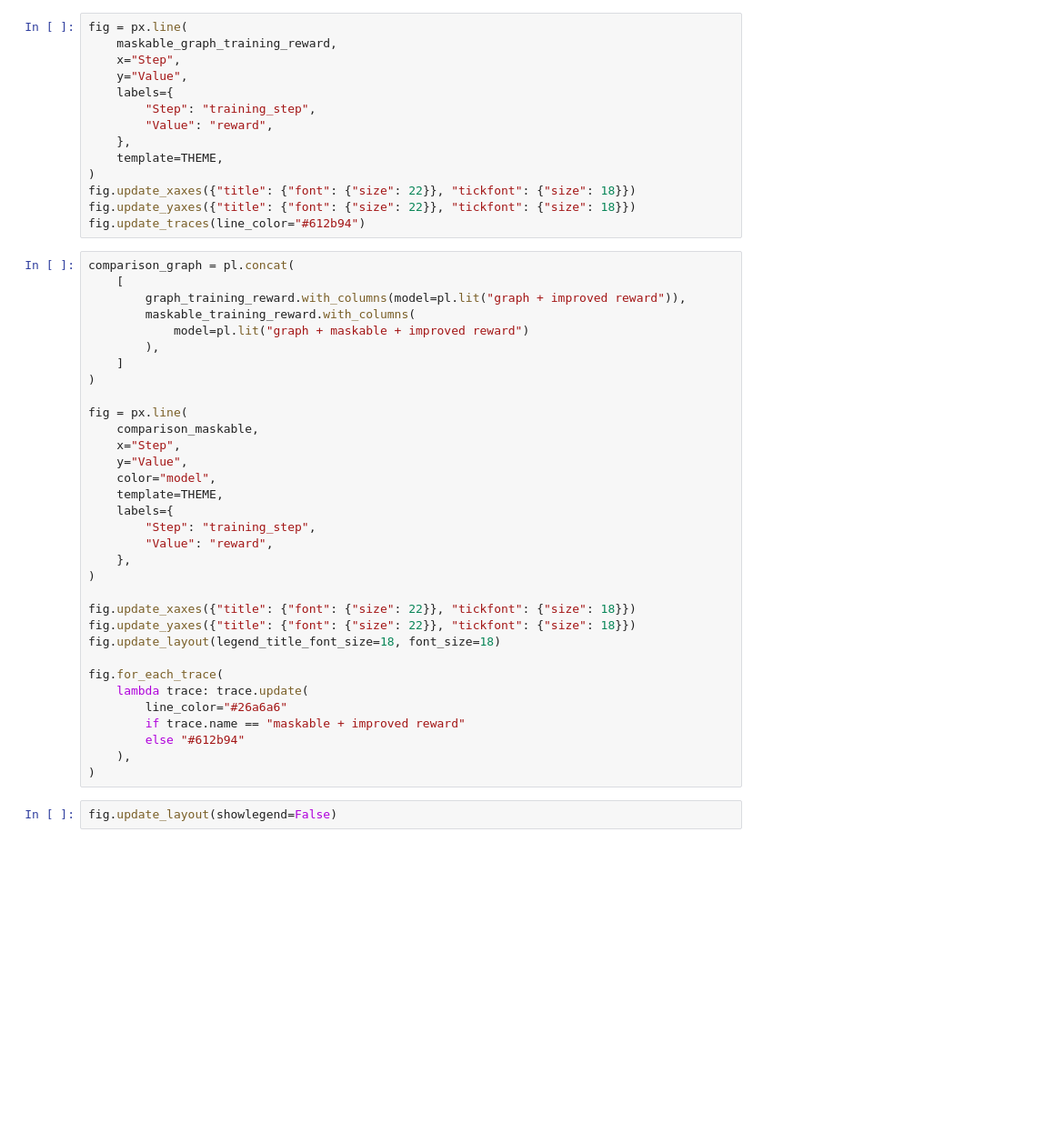
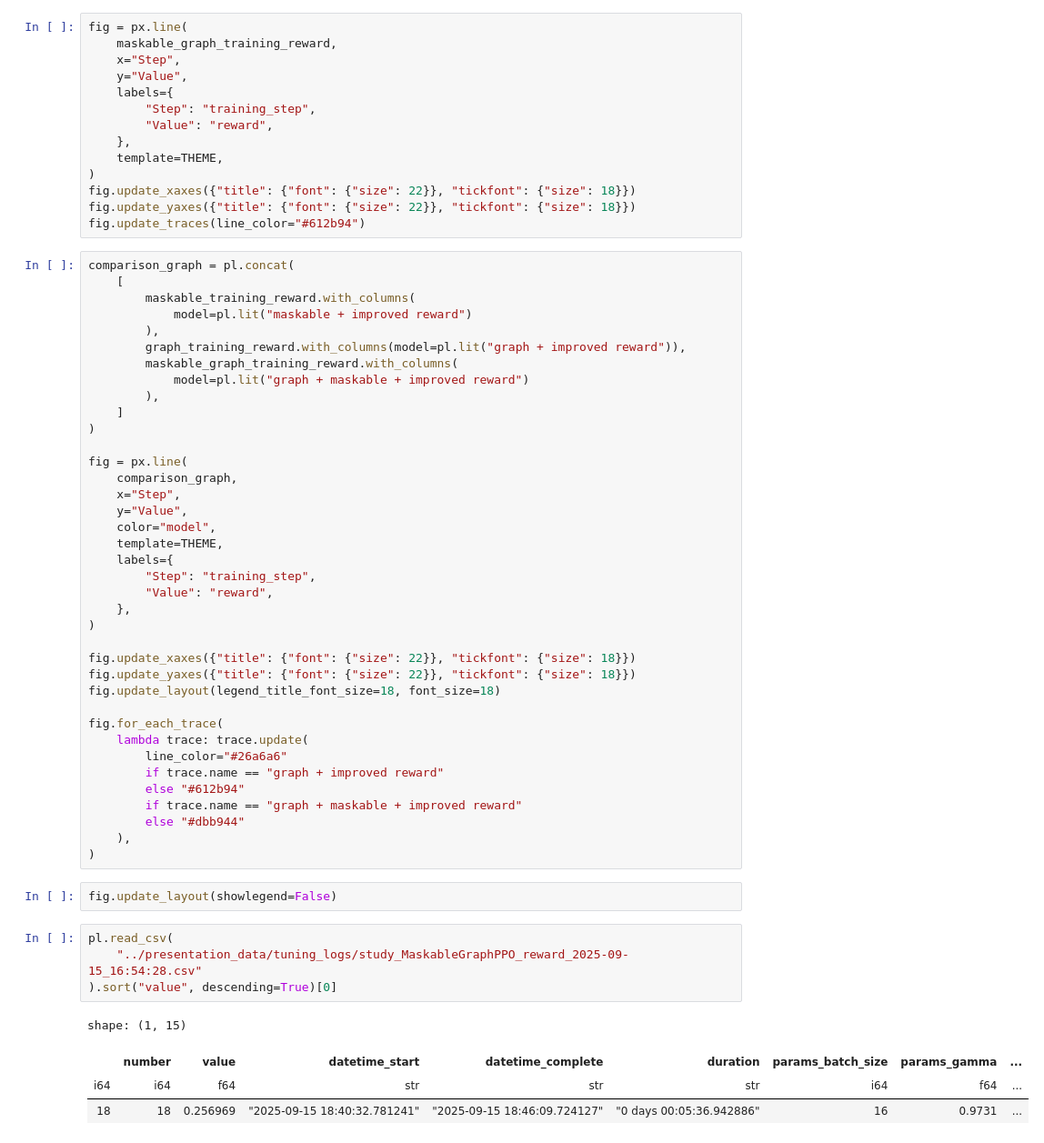
Before and after one commit to dpaletti/ppo-on-grid2op, a Jupyter notebook: notebooks/plots.ipynb, the cells around one changed output. Shown at 91% size. Drawn from its saved outputs; the diff is of its cells as text; blank space fills up the shorter version.

```diff
--- a/notebooks/plots.ipynb
+++ b/notebooks/plots.ipynb
@@ -150,15 +150,18 @@ fig.update_traces(line_color="#612b94")
 # %%
 comparison_graph = pl.concat(
     [
+        maskable_training_reward.with_columns(
+            model=pl.lit("maskable + improved reward")
+        ),
         graph_training_reward.with_columns(model=pl.lit("graph + improved reward")),
-        maskable_training_reward.with_columns(
+        maskable_graph_training_reward.with_columns(
             model=pl.lit("graph + maskable + improved reward")
         ),
     ]
 )
 
 fig = px.line(
-    comparison_maskable,
+    comparison_graph,
     x="Step",
     y="Value",
     color="model",
@@ -176,9 +179,20 @@ fig.update_layout(legend_title_font_size=18, font_size=18)
 fig.for_each_trace(
     lambda trace: trace.update(
         line_color="#26a6a6"
-        if trace.name == "maskable + improved reward"
+        if trace.name == "graph + improved reward"
         else "#612b94"
+        if trace.name == "graph + maskable + improved reward"
+        else "#dbb944"
     ),
 )
 # %%
 fig.update_layout(showlegend=False)
+# %%
+pl.read_csv(
+    "../presentation_data/tuning_logs/study_MaskableGraphPPO_reward_2025-09-15_16:54:28.csv"
+).sort("value", descending=True)[0]
+# %% [output]
+shape: (1, 15)
+|  | number | value | datetime_start | datetime_complete | duration | params_batch_size | params_gamma | ... |
+| i64 | i64 | f64 | str | str | str | i64 | f64 | ... |
+| 18 | 18 | 0.256969 | "2025-09-15 18:40:32.781241" | "2025-09-15 18:46:09.724127" | "0 days 00:05:36.942886" | 16 | 0.9731 | ... |
```
Also changed, not shown: 2 other files.
